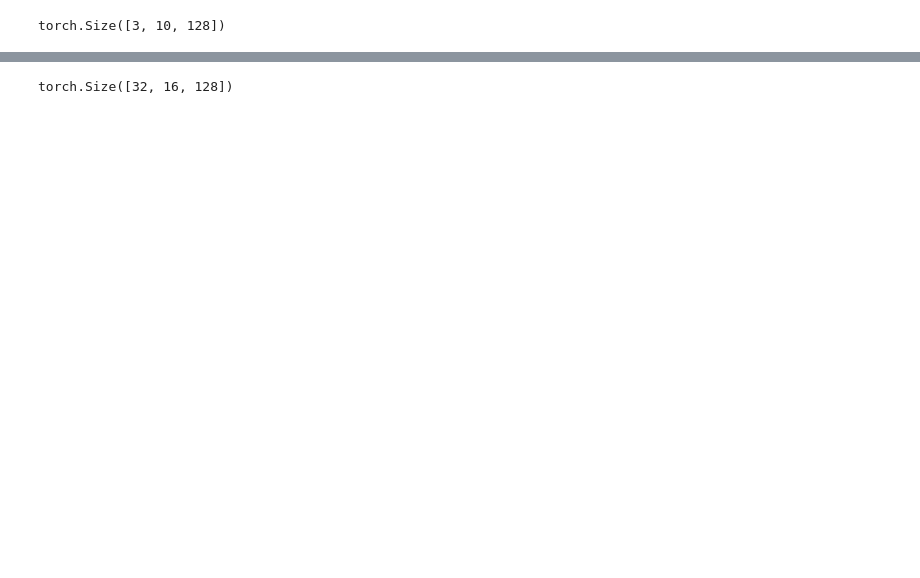
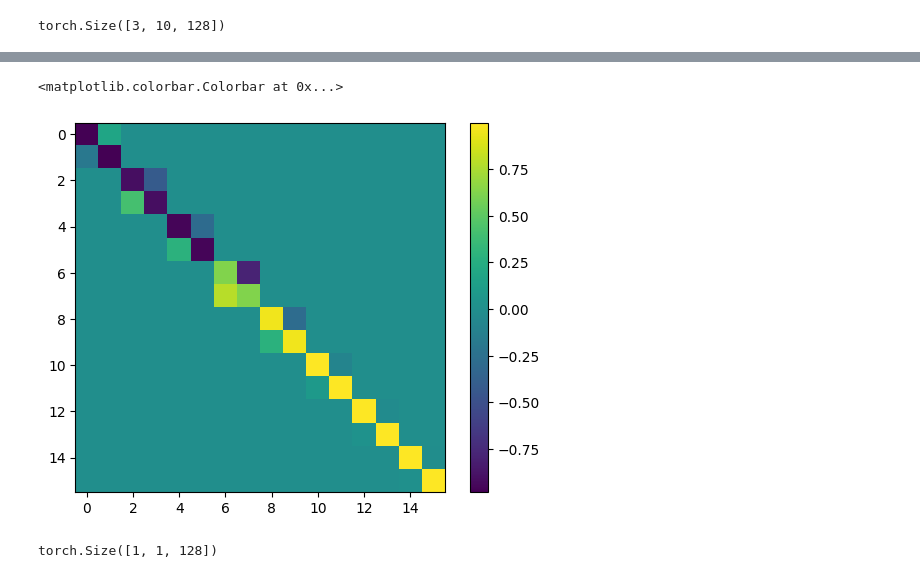
Before and after one commit to bkitano/llama-from-scratch, a Jupyter notebook: llama.ipynb, the cells around one changed output, grey strips where cells are left out. Saved outputs shown, nothing was run; the diff lists cells and outputs as text; code cells hidden in the pictures; blank space fills up the shorter version.

```diff
--- a/llama.ipynb
+++ b/llama.ipynb
@@ -135,0 +143,15 @@ torch.Size([3, 10, 128])
+# %%
+config = {
+    "batch_size": 3,
+    "context_window": 10,
+    "d_model": 16,
+}
+r = MaskedRotarySelfAttentionHead(config)
+batch = torch.randn((3, 10, config['d_model']))
+
+R = r.get_rotary_matrix(batch)
+plt.imshow(R[...,-1].detach().numpy())
+plt.colorbar()
+# %% [output]
+<matplotlib.colorbar.Colorbar at 0x...>
+[figure, added]
@@ -157,12 +204,12 @@ config = {
     "context_window": 16,
 }
 
-batch = torch.randn((config['batch_size'], config['context_window'], config['d_model']))
+batch = torch.randn((1, 1, config['d_model']))
 m = MaskedRotaryNultiHeadedAttention(config)
 
 m(batch).shape
 # %% [output]
-torch.Size([32, 16, 128])
+torch.Size([1, 1, 128])
 # %%
 class SwiGLU(nn.Module):
     """
```
Also changed, not shown: parts of 14 cells of this notebook.
